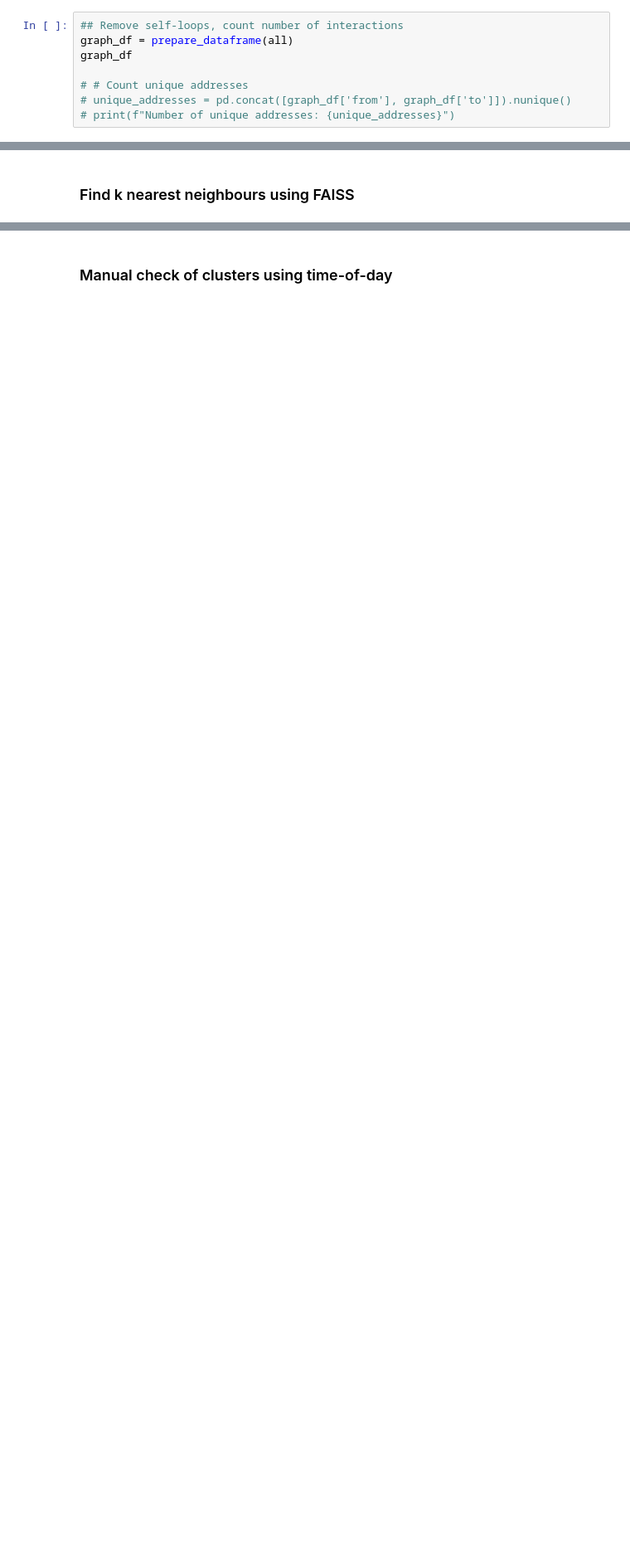
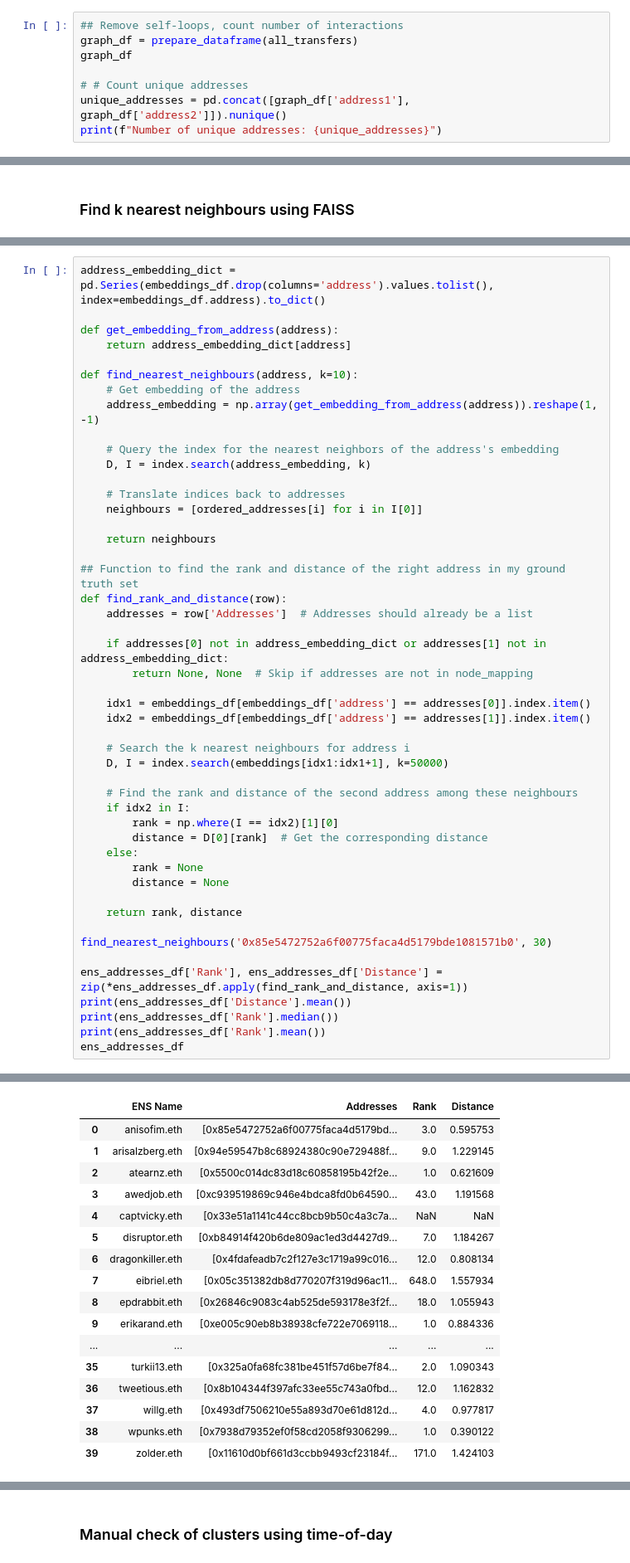
Before and after one commit to dariothuerkauf/address-clustering, a Jupyter notebook: python/node-embedding.ipynb, the cells around one changed output, grey strips where cells are left out. Shown: that part at 83% size. Cells and saved outputs as stored; diff of their text form; blank space fills up the shorter version.

```diff
--- a/python/node-embedding.ipynb
+++ b/python/node-embedding.ipynb
@@ -153,10 +145,10 @@ grouped_tx.head(50)
 ## Prepare dataframe to create network graph
 # %%
 ## Remove self-loops, count number of interactions
-graph_df = prepare_dataframe(all)
+graph_df = prepare_dataframe(all_transfers)
 graph_df
 
 # # Count unique addresses
-# unique_addresses = pd.concat([graph_df['from'], graph_df['to']]).nunique()
-# print(f"Number of unique addresses: {unique_addresses}")
+unique_addresses = pd.concat([graph_df['address1'], graph_df['address2']]).nunique()
+print(f"Number of unique addresses: {unique_addresses}")
 # %% [output]
@@ -272,0 +334,49 @@ ens_addresses_df.to_csv('../other_parameters.csv')
+# %%
+address_embedding_dict = pd.Series(embeddings_df.drop(columns='address').values.tolist(), index=embeddings_df.address).to_dict()
+
+def get_embedding_from_address(address):
+    return address_embedding_dict[address]
+
+def find_nearest_neighbours(address, k=10):
+    # Get embedding of the address
+    address_embedding = np.array(get_embedding_from_address(address)).reshape(1, -1)
+
+    # Query the index for the nearest neighbors of the address's embedding
+    D, I = index.search(address_embedding, k)
+
+    # Translate indices back to addresses
+    neighbours = [ordered_addresses[i] for i in I[0]]
+
+    return neighbours
+
+## Function to find the rank and distance of the right address in my ground truth set
+def find_rank_and_distance(row):
+    addresses = row['Addresses']  # Addresses should already be a list
+
+    if addresses[0] not in address_embedding_dict or addresses[1] not in address_embedding_dict:
+        return None, None  # Skip if addresses are not in node_mapping
+
+    idx1 = embeddings_df[embeddings_df['address'] == addresses[0]].index.item()
+    idx2 = embeddings_df[embeddings_df['address'] == addresses[1]].index.item()
+
+    # Search the k nearest neighbours for address i
+    D, I = index.search(embeddings[idx1:idx1+1], k=50000)
+
+    # Find the rank and distance of the second address among these neighbours
+    if idx2 in I:
+        rank = np.where(I == idx2)[1][0]
+        distance = D[0][rank]  # Get the corresponding distance
+    else:
+        rank = None
+        distance = None
+
+    return rank, distance
+
+find_nearest_neighbours('0x85e5472752a6f00775faca4d5179bde1081571b0', 30)
+
+ens_addresses_df['Rank'], ens_addresses_df['Distance'] = zip(*ens_addresses_df.apply(find_rank_and_distance, axis=1))
+print(ens_addresses_df['Distance'].mean())
+print(ens_addresses_df['Rank'].median())
+print(ens_addresses_df['Rank'].mean())
+ens_addresses_df
+# %% [output]
@@ -273,3 +386,20 @@ ens_addresses_df.to_csv('../other_parameters.csv')
+|  | ENS Name | Addresses | Rank | Distance |
+| 0 | anisofim.eth | [0x85e5472752a6f00775faca4d5179bd... | 3.0 | 0.595753 |
+| 1 | arisalzberg.eth | [0x94e59547b8c68924380c90e729488f... | 9.0 | 1.229145 |
+| 2 | atearnz.eth | [0x5500c014dc83d18c60858195b42f2e... | 1.0 | 0.621609 |
+| 3 | awedjob.eth | [0xc939519869c946e4bdca8fd0b64590... | 43.0 | 1.191568 |
+| 4 | captvicky.eth | [0x33e51a1141c44cc8bcb9b50c4a3c7a... | NaN | NaN |
+| 5 | disruptor.eth | [0xb84914f420b6de809ac1ed3d4427d9... | 7.0 | 1.184267 |
+| 6 | dragonkiller.eth | [0x4fdafeadb7c2f127e3c1719a99c016... | 12.0 | 0.808134 |
+| 7 | eibriel.eth | [0x05c351382db8d770207f319d96ac11... | 648.0 | 1.557934 |
+| 8 | epdrabbit.eth | [0x26846c9083c4ab525de593178e3f2f... | 18.0 | 1.055943 |
+| 9 | erikarand.eth | [0xe005c90eb8b38938cfe722e7069118... | 1.0 | 0.884336 |
+| ... | ... | ... | ... | ... |
+| 35 | turkii13.eth | [0x325a0fa68fc381be451f57d6be7f84... | 2.0 | 1.090343 |
+| 36 | tweetious.eth | [0x8b104344f397afc33ee55c743a0fbd... | 12.0 | 1.162832 |
+| 37 | willg.eth | [0x493df7506210e55a893d70e61d812d... | 4.0 | 0.977817 |
+| 38 | wpunks.eth | [0x7938d79352ef0f58cd2058f9306299... | 1.0 | 0.390122 |
+| 39 | zolder.eth | [0x11610d0bf661d3ccbb9493cf23184f... | 171.0 | 1.424103 |
 # %%
 df1 = pd.read_csv('../only_transfers.csv')
 df2 = pd.read_csv('../transfersPlusNative.csv')
```
Also changed, not shown: parts of 21 cells of this notebook.
